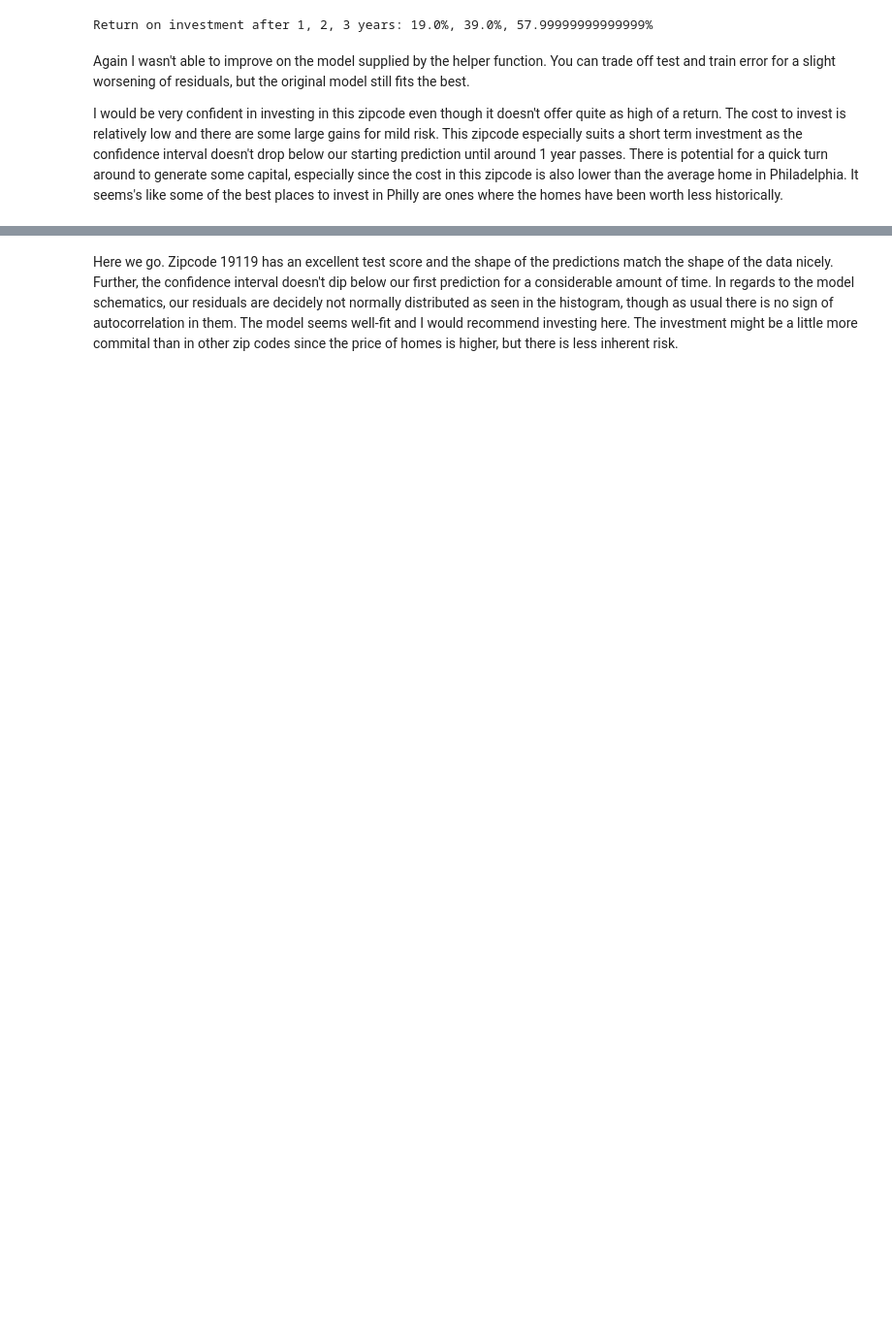
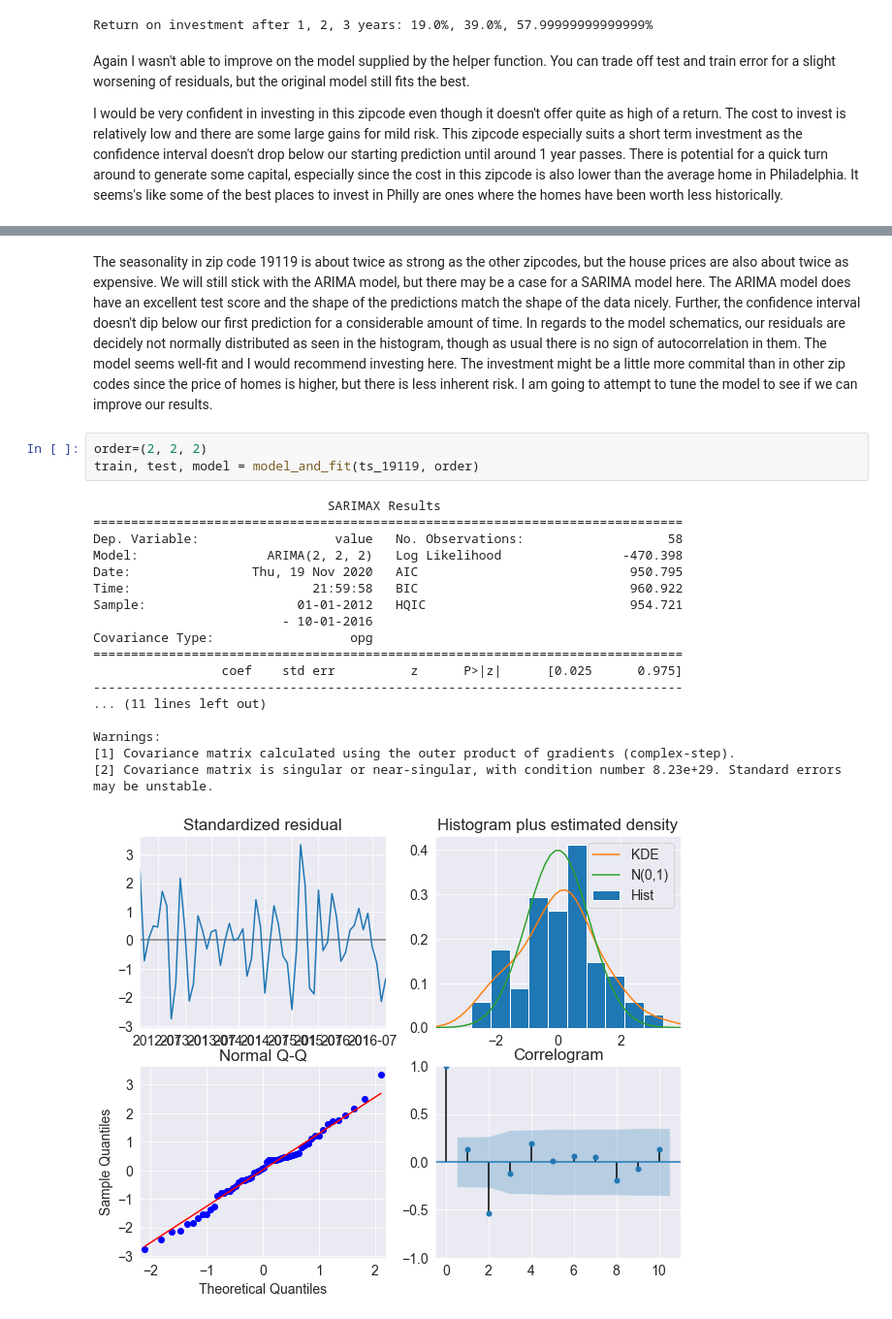
Before and after one commit to CGrannan/predicting-real-estate-prices-with-arima, a Jupyter notebook: notebook.ipynb, the cells around one changed output, grey strips where cells are left out. Shown at 97% size. Drawn from its saved outputs; the diff is of its cells as text; blank space fills up the shorter version.

```diff
--- a/notebook.ipynb
+++ b/notebook.ipynb
@@ -949,2 +948,25 @@ Returns after 3 year: 49.0%
 # %% [markdown]
-Here we go. Zipcode 19119 has an excellent test score and the shape of the predictions match the shape of the data nicely. Further, the confidence interval doesn't dip below our first prediction for a considerable amount of time. In regards to the model schematics, our residuals are decidely not normally distributed as seen in the histogram, though as usual there is no sign of autocorrelation in them.  The model seems well-fit and I would recommend investing here.  The investment might be a little more commital than in other zip codes since the price of homes is higher, but there is less inherent risk.
+The seasonality in zip code 19119 is about twice as strong as the other zipcodes, but the house prices are also about twice as expensive. We will still stick with the ARIMA model, but there may be a case for a SARIMA model here.
+The ARIMA model does have an excellent test score and the shape of the predictions match the shape of the data nicely. Further, the confidence interval doesn't dip below our first prediction for a considerable amount of time. In regards to the model schematics, our residuals are decidely not normally distributed as seen in the histogram, though as usual there is no sign of autocorrelation in them.  The model seems well-fit and I would recommend investing here.  The investment might be a little more commital than in other zip codes since the price of homes is higher, but there is less inherent risk. I am going to attempt to tune the model to see if we can improve our results.
+# %%
+order=(2, 2, 2)
+train, test, model = model_and_fit(ts_19119, order)
+# %% [output]
+                               SARIMAX Results
+==============================================================================
+Dep. Variable:                  value   No. Observations:                   58
+Model:                 ARIMA(2, 2, 2)   Log Likelihood                -470.398
+Date:                Thu, 19 Nov 2020   AIC                            950.795
+Time:                        21:59:58   BIC                            960.922
+Sample:                    01-01-2012   HQIC                           954.721
+                         - 10-01-2016
+Covariance Type:                  opg
+==============================================================================
+                 coef    std err          z      P>|z|      [0.025      0.975]
+------------------------------------------------------------------------------
+... (11 lines left out)
+
+Warnings:
+[1] Covariance matrix calculated using the outer product of gradients (complex-step).
+[2] Covariance matrix is singular or near-singular, with condition number 8.23e+29. Standard errors may be unstable.
+[figure, added]
```
Also changed, not shown: parts of 46 cells of this notebook, 1 other file.
